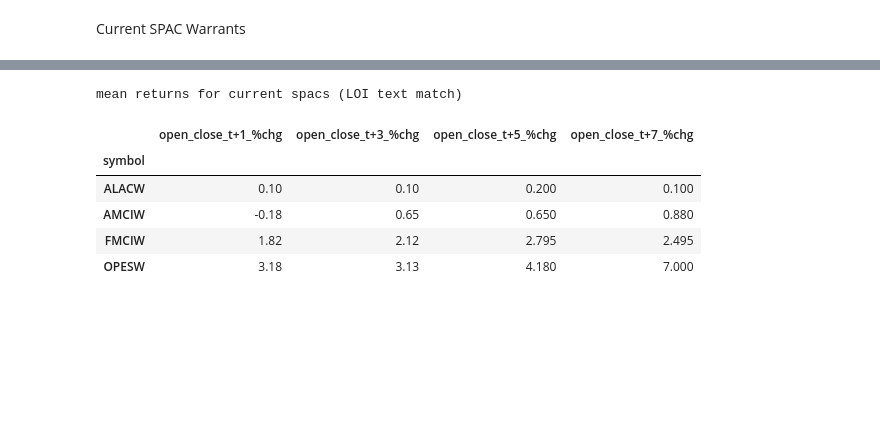
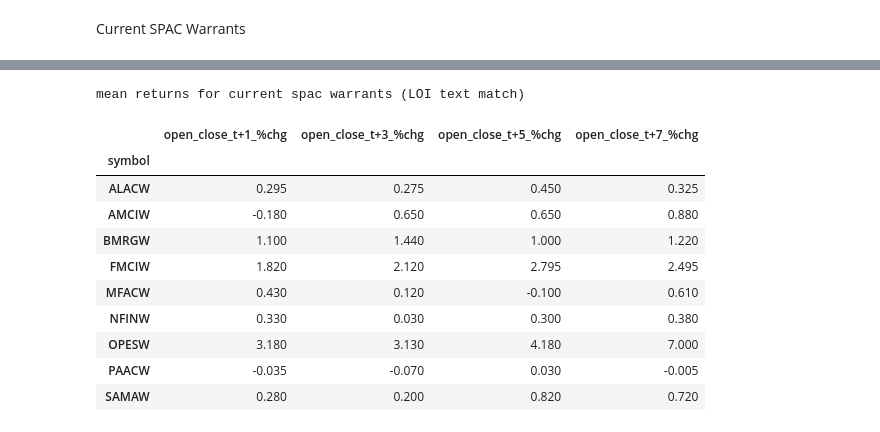
Before and after one commit to alandu20/spac, a Jupyter notebook: scraper.ipynb, the cells around one changed output, grey strips where cells are left out. Saved outputs shown, nothing was run; the diff lists cells and outputs as text; code cells hidden in the pictures; blank space fills up the shorter version.

```diff
--- a/scraper.ipynb
+++ b/scraper.ipynb
@@ -699,15 +537,17 @@ summary stats for returns in current spacs
 | max | 1.000 | 1.000 | 3.520 | 3.760 | ... |
-# %%
-print('mean returns for current spacs (LOI text match)')
-np.round(df_returns_current_warrants[(~df_returns_current_warrants.symbol.isin(corrupt_current)) &
-                            (df_returns_current_warrants.letter_of_intent_found==1)].dropna().groupby('symbol').agg(
-    {'open_close_t+1_%chg':'mean','open_close_t+3_%chg':'mean',
-     'open_close_t+5_%chg':'mean','open_close_t+7_%chg':'mean'}), 3)
-# %% [output]
-mean returns for current spacs (LOI text match)
-|  | open_close_t+1_%chg | open_close_t+3_%chg | open_close_t+5_%chg | open_close_t+7_%chg |
-| symbol |  |  |  |  |
-| ALACW | 0.10 | 0.10 | 0.200 | 0.100 |
-| AMCIW | -0.18 | 0.65 | 0.650 | 0.880 |
-| FMCIW | 1.82 | 2.12 | 2.795 | 2.495 |
-| OPESW | 3.18 | 3.13 | 4.180 | 7.000 |
+# %%
+print('mean returns for current spac warrants (LOI text match)')
+compute_mean_returns_LOI(df_returns_current_warrants, corrupt_symbols=[])
+# %% [output]
+mean returns for current spac warrants (LOI text match)
+|  | open_close_t+1_%chg | open_close_t+3_%chg | open_close_t+5_%chg | open_close_t+7_%chg |
+| symbol |  |  |  |  |
+| ALACW | 0.295 | 0.275 | 0.450 | 0.325 |
+| AMCIW | -0.180 | 0.650 | 0.650 | 0.880 |
+| BMRGW | 1.100 | 1.440 | 1.000 | 1.220 |
+| FMCIW | 1.820 | 2.120 | 2.795 | 2.495 |
+| MFACW | 0.430 | 0.120 | -0.100 | 0.610 |
+| NFINW | 0.330 | 0.030 | 0.300 | 0.380 |
+| OPESW | 3.180 | 3.130 | 4.180 | 7.000 |
+| PAACW | -0.035 | -0.070 | 0.030 | -0.005 |
+| SAMAW | 0.280 | 0.200 | 0.820 | 0.720 |
```
Also changed, not shown: parts of 22 cells of this notebook.
